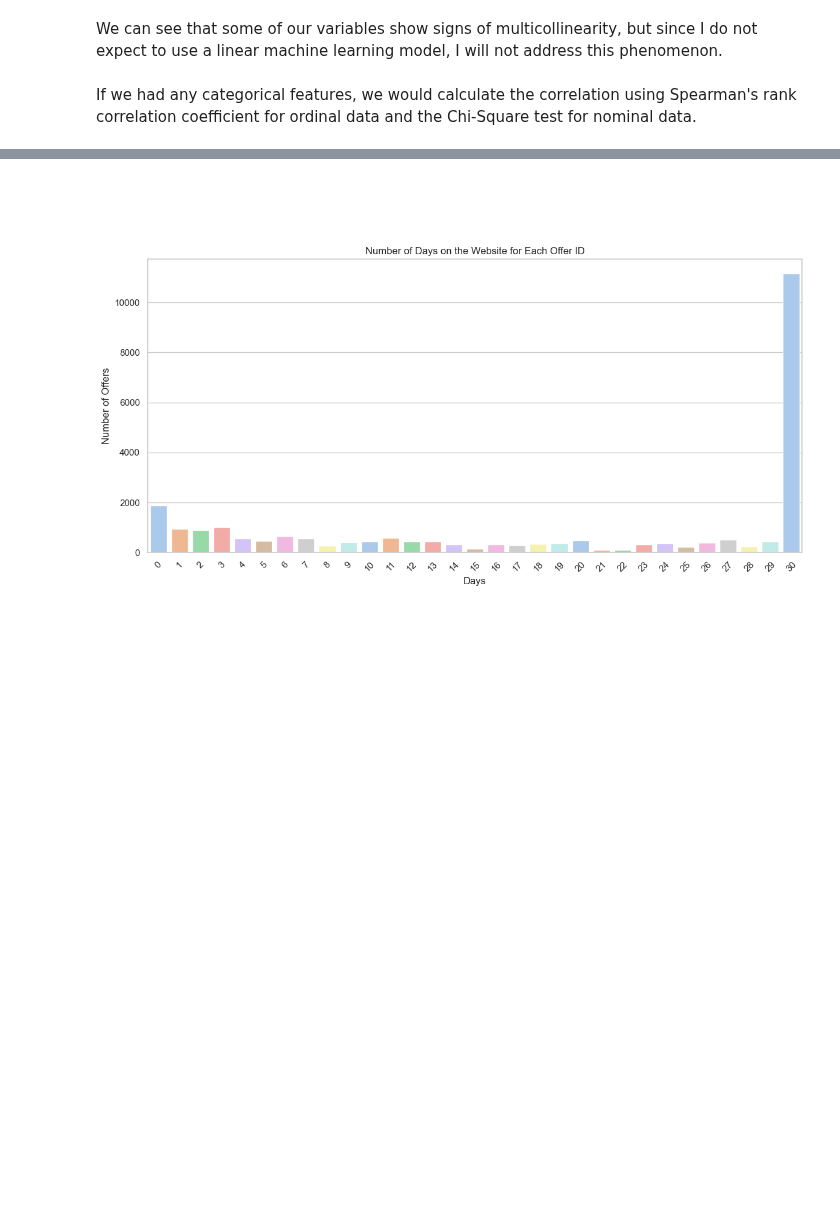
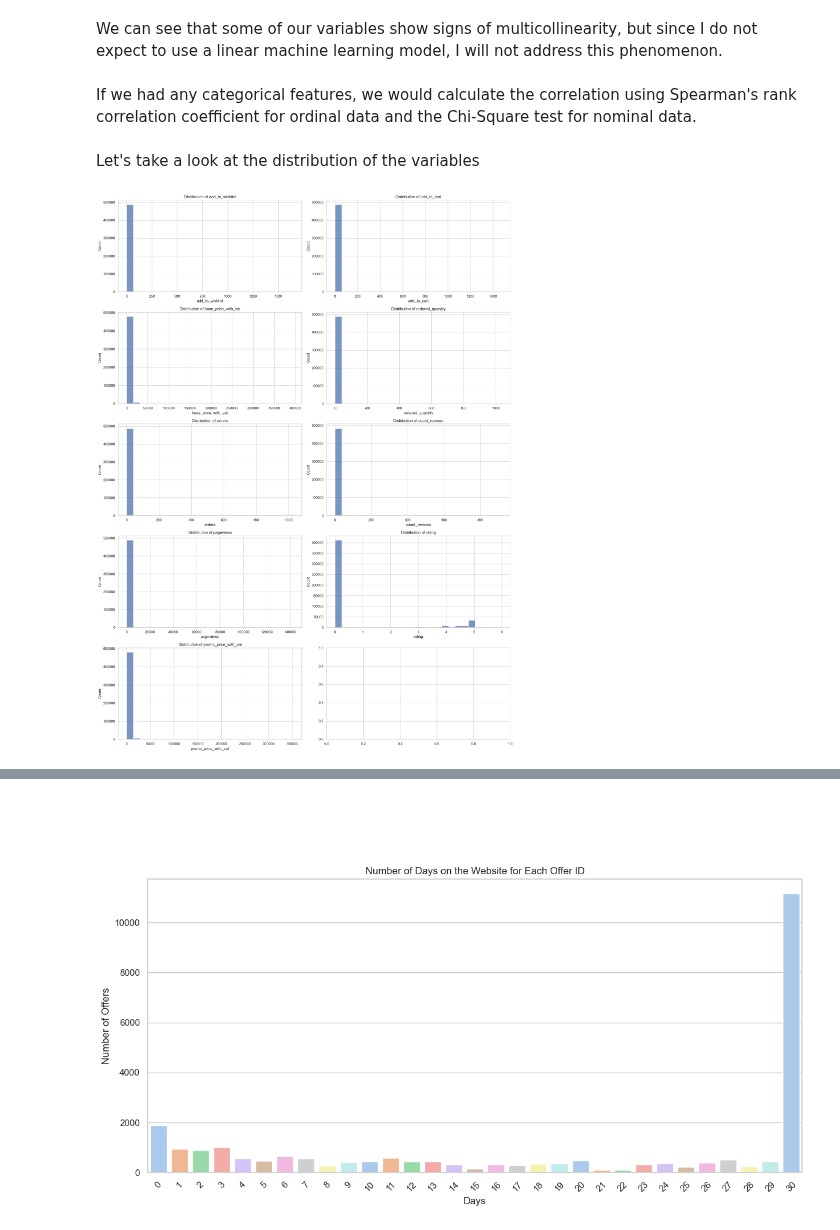
Before and after one commit to mihaimunteanu289/ecommerce-pageviews-forecast, a Jupyter notebook: 1. eda.ipynb, the cells around one changed output, grey strips where cells are left out. Cells and saved outputs as stored; diff of their text form; code cells hidden in the pictures; blank space fills up the shorter version.

```diff
--- a/1. eda.ipynb
+++ b/1. eda.ipynb
@@ -207,7 +209,7 @@ plt.show()
 # Manual feature extraction because we might have some categorical features which are numerically converted
 numerical_features = [
     'add_to_wishlist', 'add_to_cart', 'base_price_with_vat', 'ordered_quantity',
-    'orders', 'product_novelty', 'count_reviews', 'pageviews', 'rating', 'promo_price_with_vat'
+    'orders', 'count_reviews', 'pageviews', 'rating', 'promo_price_with_vat'
 ]
 # %%
 correlation_matrix = df[numerical_features].corr(numeric_only=True)
@@ -228,3 +230,17 @@ plt.show()
 We can see that some of our variables show signs of multicollinearity, but since I do not expect to use a linear machine learning model, I will not address this phenomenon.
 # %% [markdown]
 If we had any categorical features, we would calculate the correlation using Spearman's rank correlation coefficient for ordinal data and the Chi-Square test for nominal data.
+# %% [markdown]
+Let's take a look at the distribution of the variables
+# %%
+fig, axes = plt.subplots(math.ceil(len(numerical_features)/2), 2, figsize=(18, 24))
+axes = axes.flatten()
+
+for i, col in enumerate(numerical_features):
+    sns.histplot(df[numerical_features][col], bins=25, kde=False, ax=axes[i])
+    axes[i].set_title(f'Distribution of {col}')
+
+plt.tight_layout()
+plt.show()
+# %% [output]
+[figure, added]
```
Also changed, not shown: parts of 4 cells of this notebook, 9 other files.
